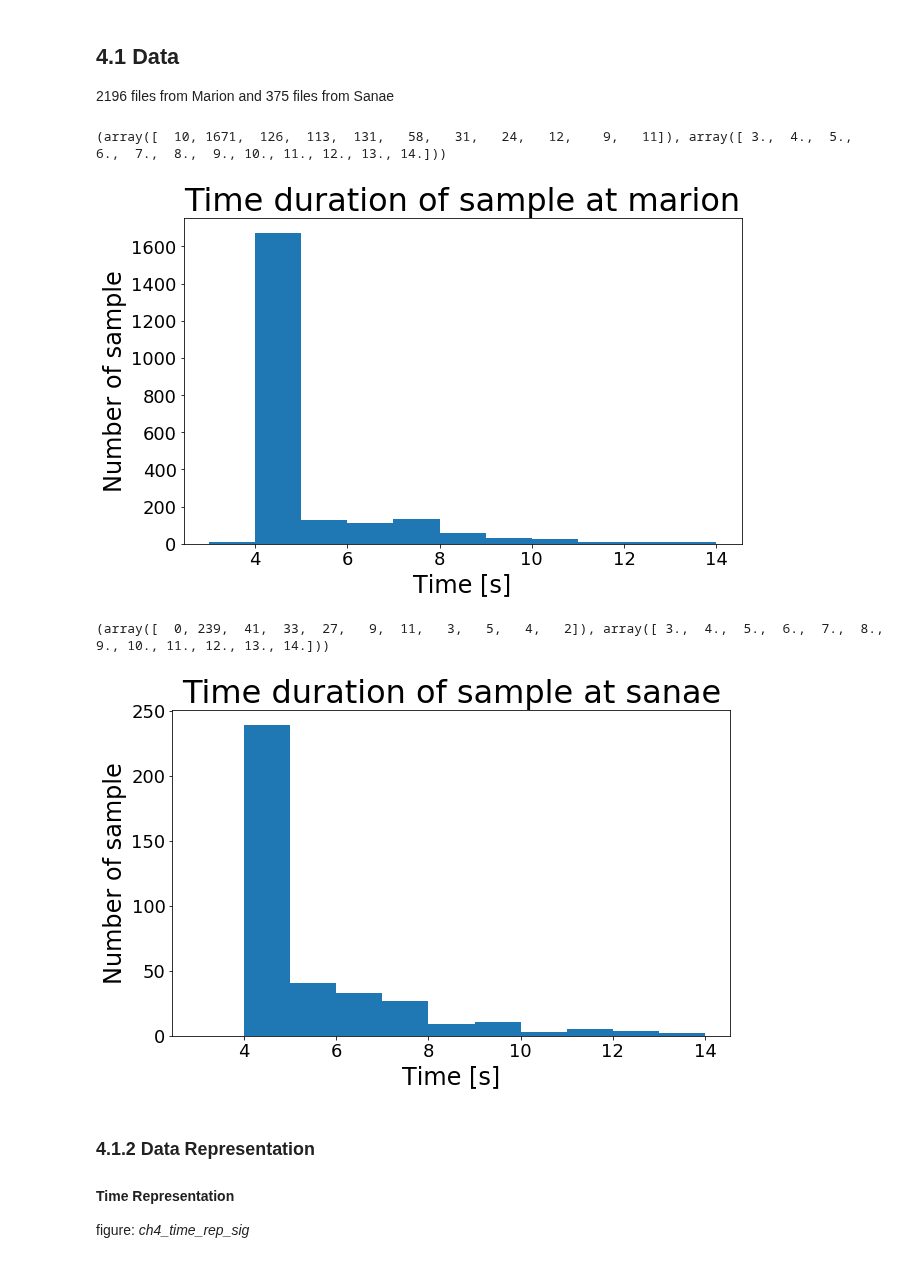
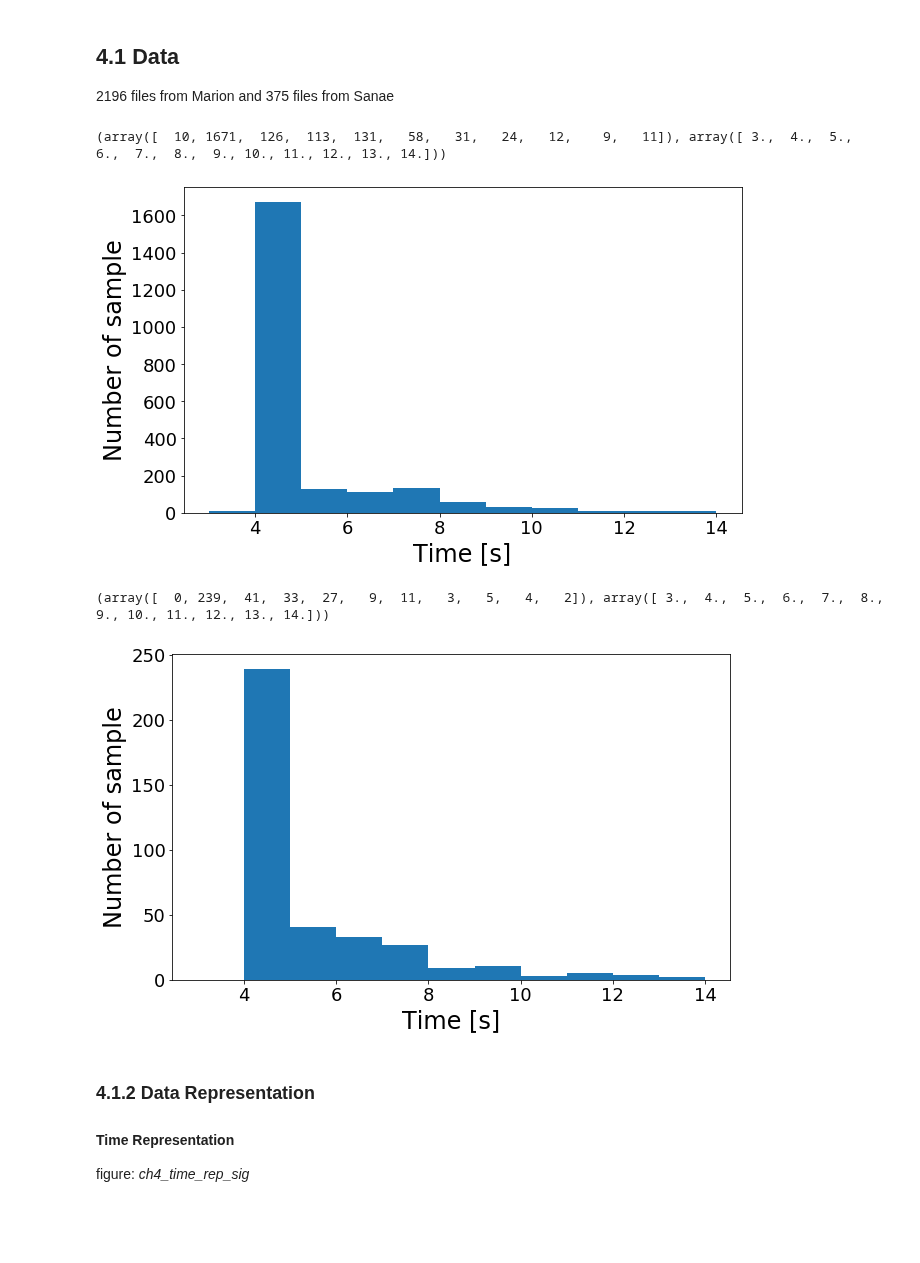
Before and after one commit to Kojey/MSc-whistler-waves-detector, a Jupyter notebook: ipy/report/chapter4_1.ipynb, the cells around one changed output. Saved outputs shown, nothing was run; the diff lists cells and outputs as text; code cells hidden in the pictures; blank space fills up the shorter version.

```diff
--- a/ipy/report/chapter4_1.ipynb
+++ b/ipy/report/chapter4_1.ipynb
@@ -45,21 +45,21 @@ for site in sites:
 # %%
 for i in range(len(sites)):
     site = sites[i]
     time = times[i]
     print(np.histogram(time, bins=bins))
     plt.figure(figsize=(10,6))
     plt.hist(time, bins=bins)
     plt.xticks(fontsize=font[3])
     plt.yticks(fontsize=font[3])
     plt.xlabel('Time [s]', fontsize=font[2])
     plt.ylabel('Number of sample', fontsize=font[2])
-    plt.title('Time duration of sample at '+site, fontsize=font[0])
+#     plt.title('Time duration of sample at '+site, fontsize=font[0])
     plt.show()
 # %% [output]
 (array([  10, 1671,  126,  113,  131,   58,   31,   24,   12,    9,   11]), array([ 3.,  4.,  5.,  6.,  7.,  8.,  9., 10., 11., 12., 13., 14.]))
-[figure, old version]
+[figure, new version]
 (array([  0, 239,  41,  33,  27,   9,  11,   3,   5,   4,   2]), array([ 3.,  4.,  5.,  6.,  7.,  8.,  9., 10., 11., 12., 13., 14.]))
-[figure, old version]
+[figure, new version]
 # %% [markdown]
 ### 4.1.2 Data Representation
 #### Time Representation
```
Also changed, not shown: parts of 4 cells of this notebook, 2 other files.
